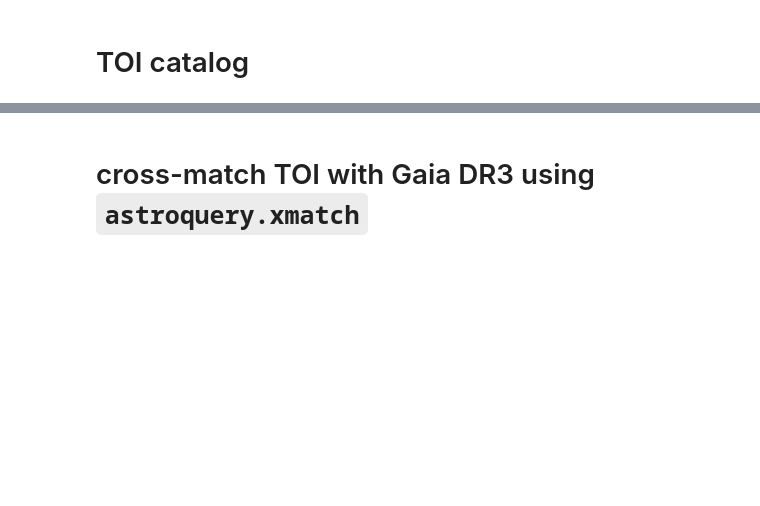
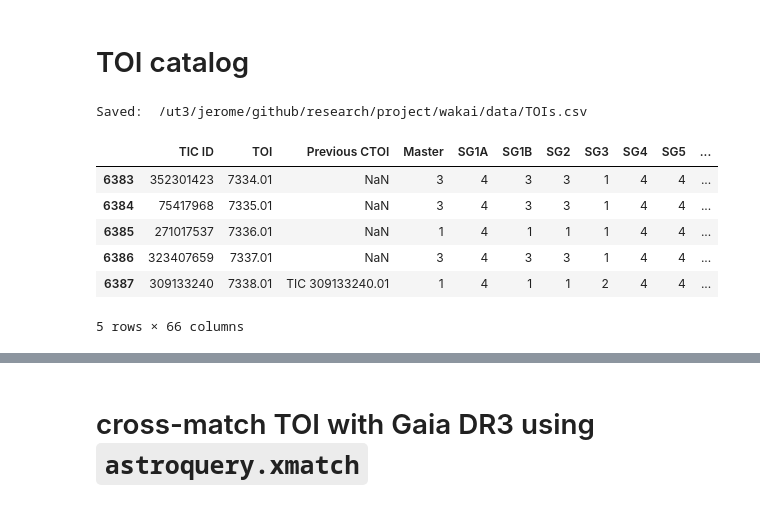
Before and after one commit to jpdeleon/wakai, a Jupyter notebook: notebooks/crossmatch_TOI_with_GaiaDR3.ipynb, the cells around one changed output, grey strips where cells are left out. Cells and saved outputs as stored; diff of their text form; code cells hidden in the pictures; blank space fills up the shorter version.

```diff
--- a/notebooks/crossmatch_TOI_with_GaiaDR3.ipynb
+++ b/notebooks/crossmatch_TOI_with_GaiaDR3.ipynb
@@ -12,8 +12,20 @@ sys.path.insert(0, '../code')
 # %%
 from catalog import get_tois
 
-tois = get_tois()
+tois = get_tois(clobber=True)
 # tois.columns.tolist()
+# %% [output]
+Saved:  /ut3/jerome/github/research/project/wakai/data/TOIs.csv
+# %%
+tois.tail()
+# %% [output]
+|  | TIC ID | TOI | Previous CTOI | Master | SG1A | SG1B | SG2 | SG3 | SG4 | SG5 | ... |
+| 6383 | 352301423 | 7334.01 | NaN | 3 | 4 | 3 | 3 | 1 | 4 | 4 | ... |
+| 6384 | 75417968 | 7335.01 | NaN | 3 | 4 | 3 | 3 | 1 | 4 | 4 | ... |
+| 6385 | 271017537 | 7336.01 | NaN | 1 | 4 | 1 | 1 | 1 | 4 | 4 | ... |
+| 6386 | 323407659 | 7337.01 | NaN | 3 | 4 | 3 | 3 | 1 | 4 | 4 | ... |
+| 6387 | 309133240 | 7338.01 | TIC 309133240.01 | 1 | 4 | 1 | 1 | 2 | 4 | 4 | ... |
+5 rows × 66 columns
 # %%
 tois[tois.Comments.apply(lambda x: 'young' in str(x))]
 # %% [output]
```
Also changed, not shown: parts of 14 cells of this notebook, 17 other files.
